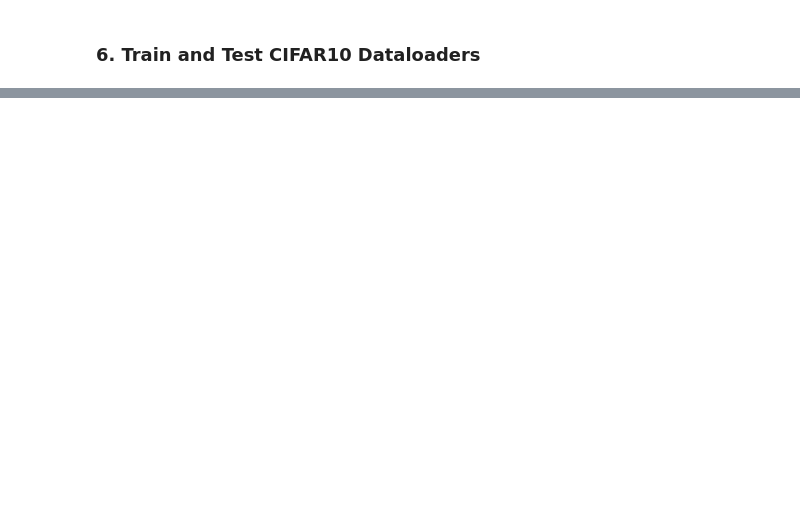
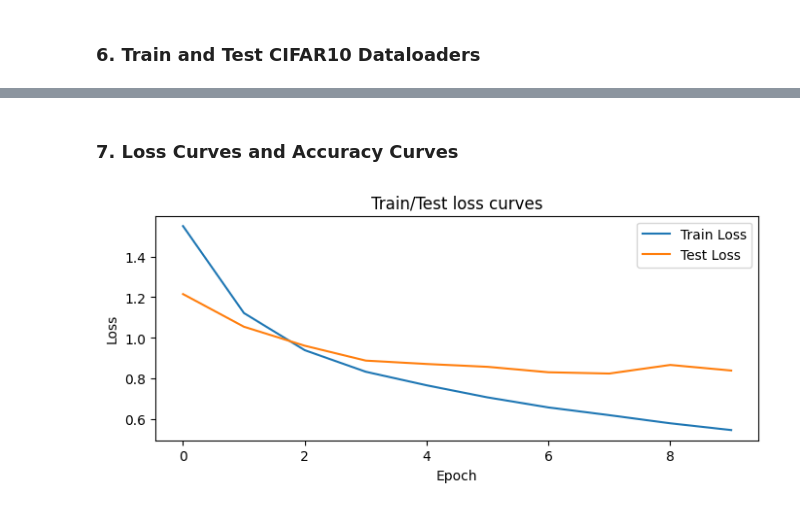
Before and after one commit to LuluW8071/Data-Science, a Jupyter notebook: Pytorch/03_PyTorch_Computer_Vision/03_PyTorch_Computer_Vision_Exercises.ipynb, the cells around one changed output, grey strips where cells are left out. Cells and saved outputs as stored; diff of their text form; code cells hidden in the pictures; blank space fills up the shorter version.

Commit message:
Completed Extra-Exercise CIFAR10 Model

```diff
--- a/Pytorch/03_PyTorch_Computer_Vision/03_PyTorch_Computer_Vision_Exercises.ipynb
+++ b/Pytorch/03_PyTorch_Computer_Vision/03_PyTorch_Computer_Vision_Exercises.ipynb
@@ -117,7 +117,7 @@ train_dataloader = DataLoader(dataset = train_data,
 
 test_dataloader = DataLoader(dataset = test_data,
                              batch_size = BATCH_SIZE,
-                             shuffle = False)
+                             shuffle = True)
 
 len(train_dataloader), len(test_dataloader)
 # %% [output]
@@ -220,7 +221,7 @@ torchmetrics_accuracy = Accuracy(task = "multiclass",
 # %%
 # Setting up loss_fn and optimizer
 loss_fn = nn.CrossEntropyLoss()
-optimizer = torch.optim.Adam(params = model.parameters(), lr = 0.001)
+optimizer = torch.optim.Adam(params = model.parameters(), lr = 0.001,)
 # %%
 # Train and Test function
 def train_step(model, data_loader, loss_fn, optimizer, accuracy, device):
@@ -264,11 +276,27 @@ torch.manual_seed(42)
 from tqdm.auto import tqdm
 
 epochs = 10
+train_losses_history = []
+train_accuracies_history = []
+test_losses_history = []
+test_accuracies_history = []
+
 for epoch in tqdm(range(epochs)):
   print(f'Epoch: {epoch}')
-  train_step(model, train_dataloader, loss_fn, optimizer,
-             torchmetrics_accuracy, device)
-  test_step(model, test_dataloader, loss_fn, optimizer,
-             torchmetrics_accuracy, device)
+  train_losses, train_accuracies = train_step(model, train_dataloader, loss_fn, optimizer,
+                                              torchmetrics_accuracy, device)
+  test_losses, test_accuracies = test_step(model, test_dataloader, loss_fn, optimizer,
+                                           torchmetrics_accuracy, device)
+
+  # Calculate avg. loss and accuracy
+  avg_train_loss = sum(train_losses) / len(train_losses)
+  avg_train_accuracy = sum(train_accuracies) / len(train_accuracies)
+  avg_test_loss = sum(test_losses) / len(test_losses)
+  avg_test_accuracy = sum(test_accuracies) / len(test_accuracies)
+
+  train_losses_history.append(avg_train_loss)
+  train_accuracies_history.append(avg_train_accuracy)
+  test_losses_history.append(avg_test_loss)
+  test_accuracies_history.append(avg_test_accuracy)
 # %% [output]
 Epoch: 0
@@ -276,0 +319,15 @@ UnboundLocalError: local variable 'train_acc' referenced before assignment
+# %% [markdown]
+### 7. Loss Curves and Accuracy Curves
+# %%
+# Plot loss curves
+epoch = np.arange(0, len(train_losses_history))
+
+plt.figure(figsize=(8, 3))
+plt.plot(epoch, train_losses_history, label="Train Loss")
+plt.plot(epoch, test_losses_history, label="Test Loss")
+plt.title("Train/Test loss curves")
+plt.ylabel("Loss")
+plt.xlabel("Epoch")
+plt.legend();
+# %% [output]
+[figure, added]
```
Also changed, not shown: parts of 18 cells of this notebook.
